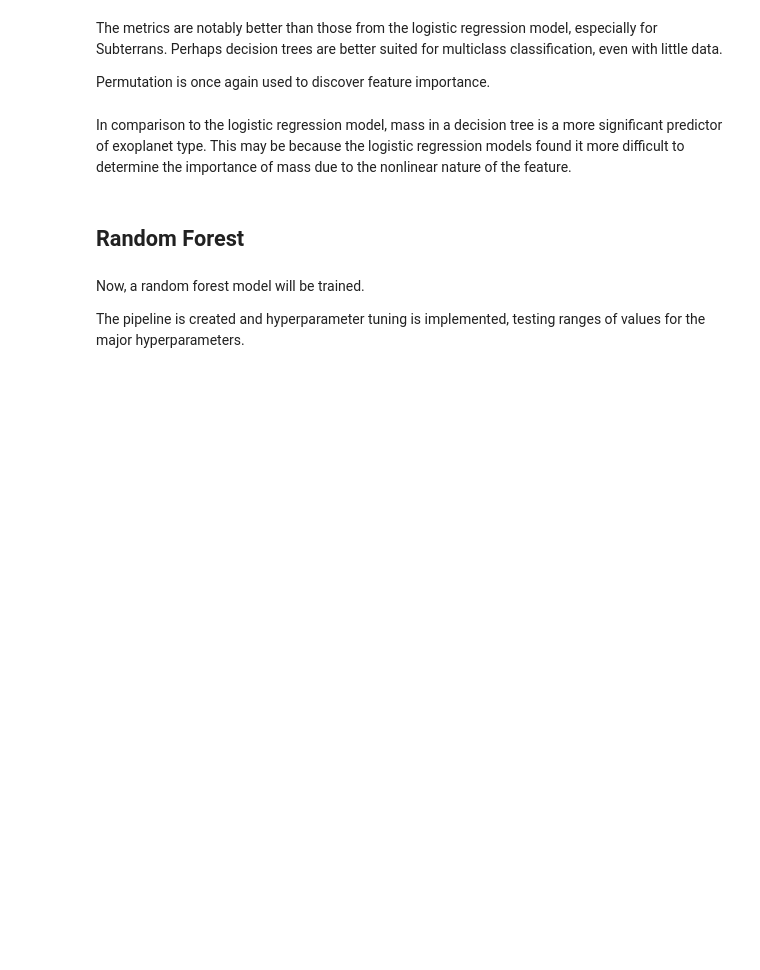
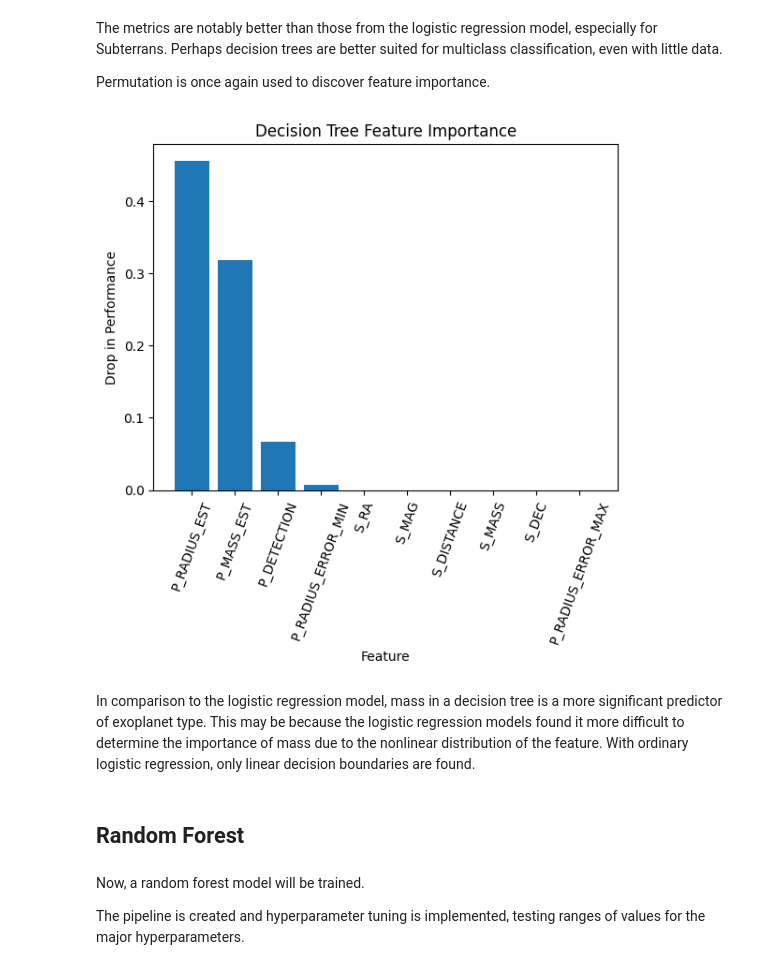
Before and after one commit to Dworlock11/Exoplanet-Prediction-and-Analysis, a Jupyter notebook: Exoplanet_Habitability_Analysis.ipynb, the cells around one changed output. Saved outputs shown, nothing was run; the diff lists cells and outputs as text; code cells hidden in the pictures; blank space fills up the shorter version.

```diff
--- a/Exoplanet_Habitability_Analysis.ipynb
+++ b/Exoplanet_Habitability_Analysis.ipynb
@@ -460,5 +387,9 @@ plt.show()
+# %%
+feature_importance(best_model, "tree_preprocessor", "dec_tree", X_test, y_test, "Decision Tree")
+# %% [output]
+[figure, added]
 # %% [markdown]
-In comparison to the logistic regression model, mass in a decision tree is a more significant predictor of exoplanet type. This may be because the logistic regression models found it more difficult to determine the importance of mass due to the nonlinear nature of the feature.
+In comparison to the logistic regression model, mass in a decision tree is a more significant predictor of exoplanet type. This may be because the logistic regression models found it more difficult to determine the importance of mass due to the nonlinear distribution of the feature. With ordinary logistic regression, only linear decision boundaries are found.
 # %% [markdown]
 ## Random Forest
 # %% [markdown]
```
Also changed, not shown: parts of 108 cells of this notebook.
